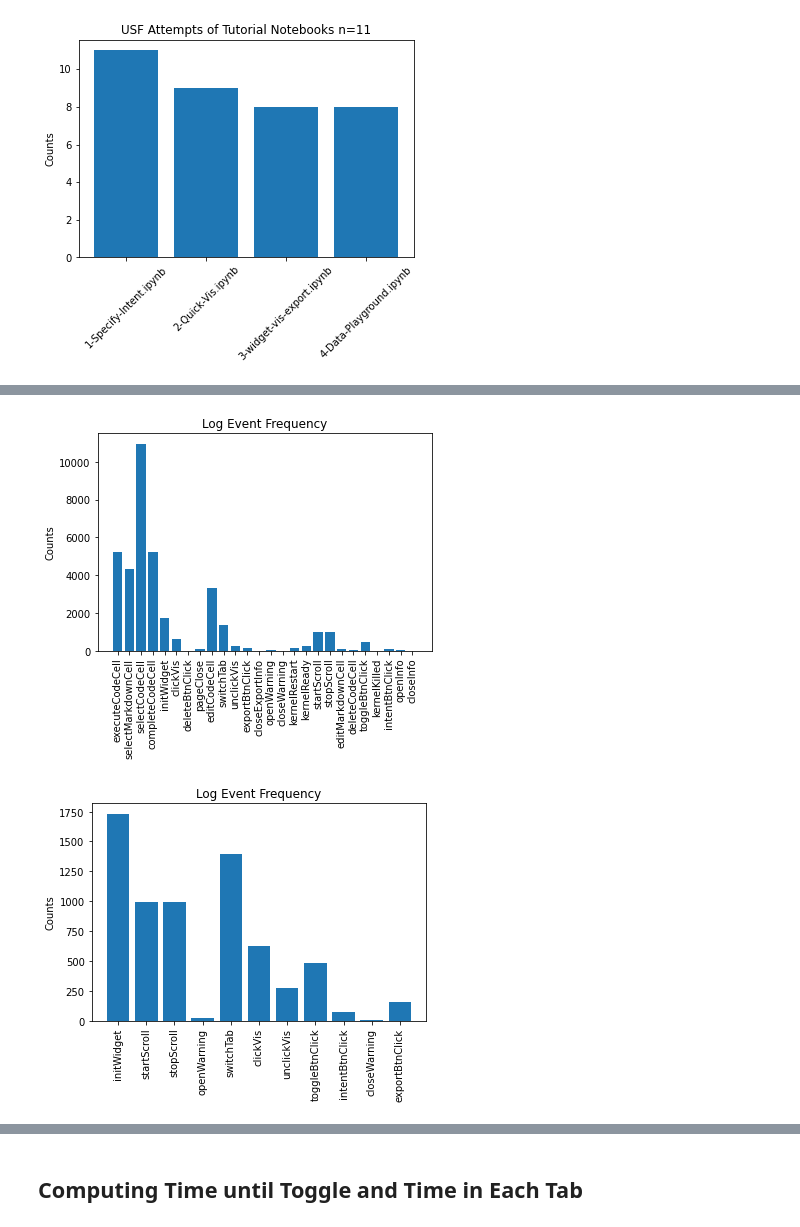
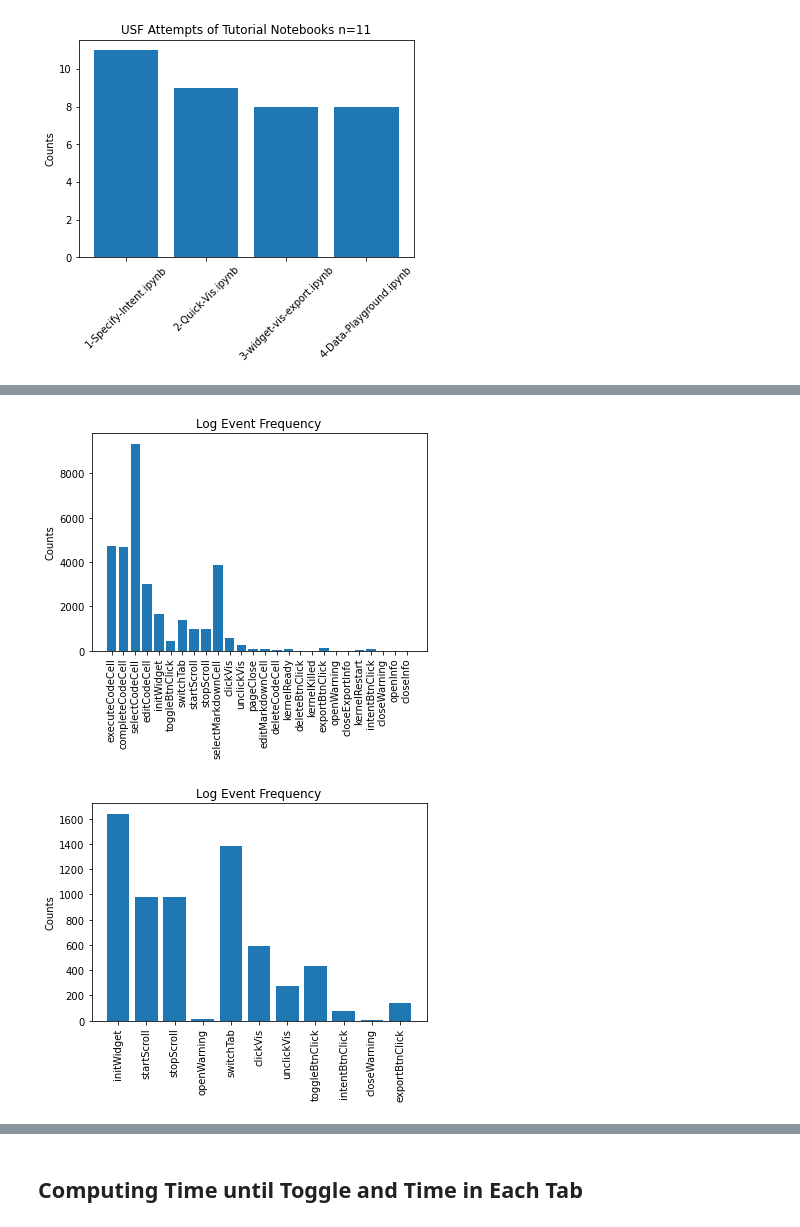
Before and after one commit to willeppy/lux-logger, a Jupyter notebook: LuxLogAnalysis.ipynb, the cells around one changed output, grey strips where cells are left out. Drawn from its saved outputs; the diff is of its cells as text; code cells hidden in the pictures.

Commit message:
fixed toggle time calculations

```diff
--- a/LuxLogAnalysis.ipynb
+++ b/LuxLogAnalysis.ipynb
@@ -8,4 +8,5 @@ import scipy.stats as sp
 import matplotlib.pyplot as plt
 # %%
 # gets every log from directory
-all_logs = glob.glob("../logs/*.json")
+all_logs = glob.glob("logs/*.json")
+print(len(all_logs))
@@ -17,13 +20,18 @@ formatted_logs = {}
 
 for log in all_logs:
     f = open(log, 'r')
-
+    if log == 'logs/0330c0848a8873feb20b5b8af2dc3ae6undefined.json':
+        print(log)
+        print(f.read())
     # merges body sent from various HTTP Posts
+#     print(f.read())
     entries = f.read().split('}{')
+#     print(entries[0])
     for i in range(len(entries)):
         entries[i] = '{' + entries[i] + '}'
     entries[0] = entries[0][1:]
     entries[-1] = entries[-1][:-1]
+#     print(entries[0])
     formatted_log = json.loads(entries[0])
     for i in range(1,len(entries)):
         j = json.loads(entries[i])
@@ -228,14 +241,15 @@ timing = {}
 for log in playground_df['history']:
     prev = ''
     for entry in log:
-        if entry['type'] == 'toggleBtnClick':
-            print(entry)
-        if 'stopScroll' not in prev:
-            if entry['type'] in function_freq.keys():
-                function_freq[entry['type']] += 1
-            else:
-                function_freq[entry['type']] = 1
-        prev = entry['type']
+        if 'type' in entry.keys():
+            if 'stopScroll' not in prev:
+                if entry['type'] in function_freq.keys():
+                    function_freq[entry['type']] += 1
+                else:
+                    function_freq[entry['type']] = 1
+            prev = entry['type']
+        else:
+            print(log)
 
 function_freq['stopScroll'] = function_freq['startScroll']
 function_freq['initWidget'] = function_freq['initWidget']/2
@@ -266,4 +265,4 @@ plt.show()
-[figure, old version]
+[figure, new version]
 # %%
 lux_events = ['initWidget', 'startScroll', 'stopScroll', 'openWarning', 'switchTab', 'clickVis', 'unclickVis', 'toggleBtnClick', 'intentBtnClick', 'closeWarning', 'exportBtnClick']
 lux_values = []
@@ -276,7 +275,7 @@ plt.title('Log Event Frequency')
 plt.ylabel('Counts')
 plt.show()
 # %% [output]
-[figure, old version]
+[figure, new version]
 # %%
 playground_df['endTime'] - playground_df['startTime']
 # %% [output]
```
Also changed, not shown: parts of 28 cells of this notebook.
